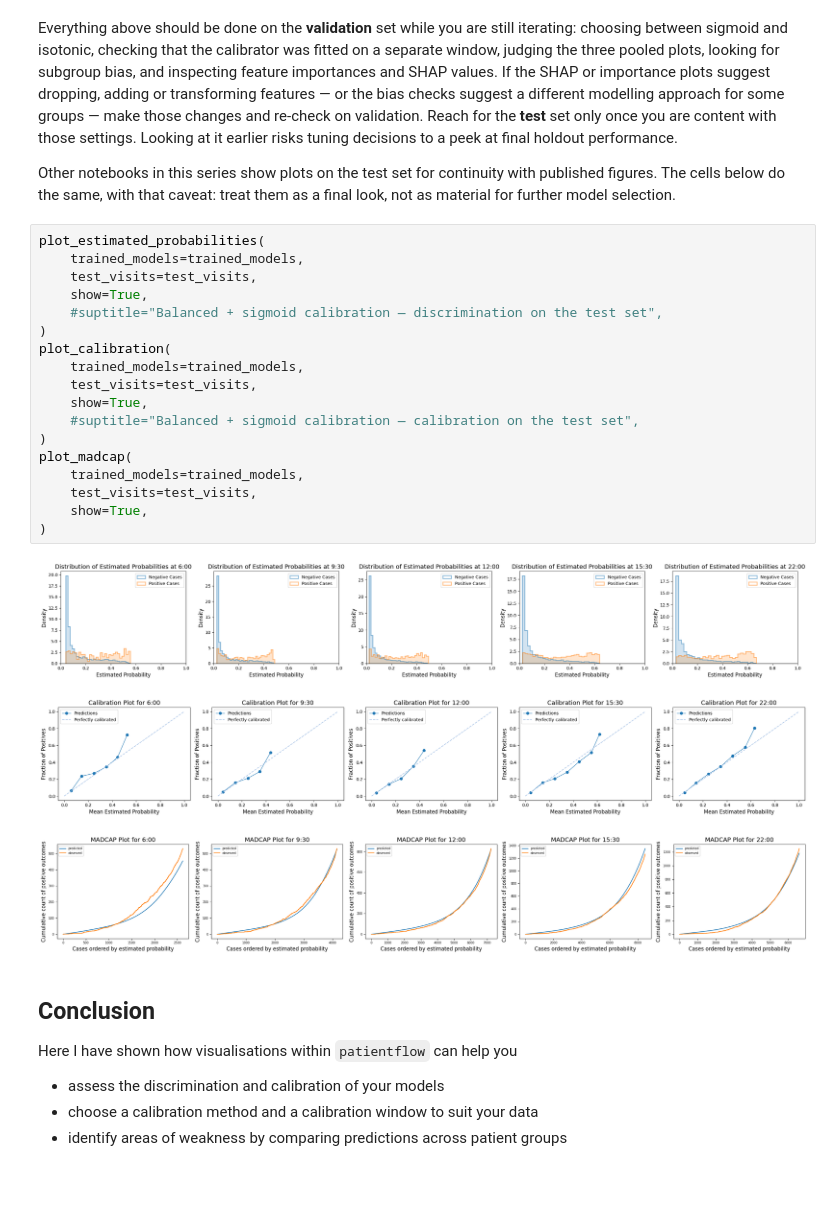
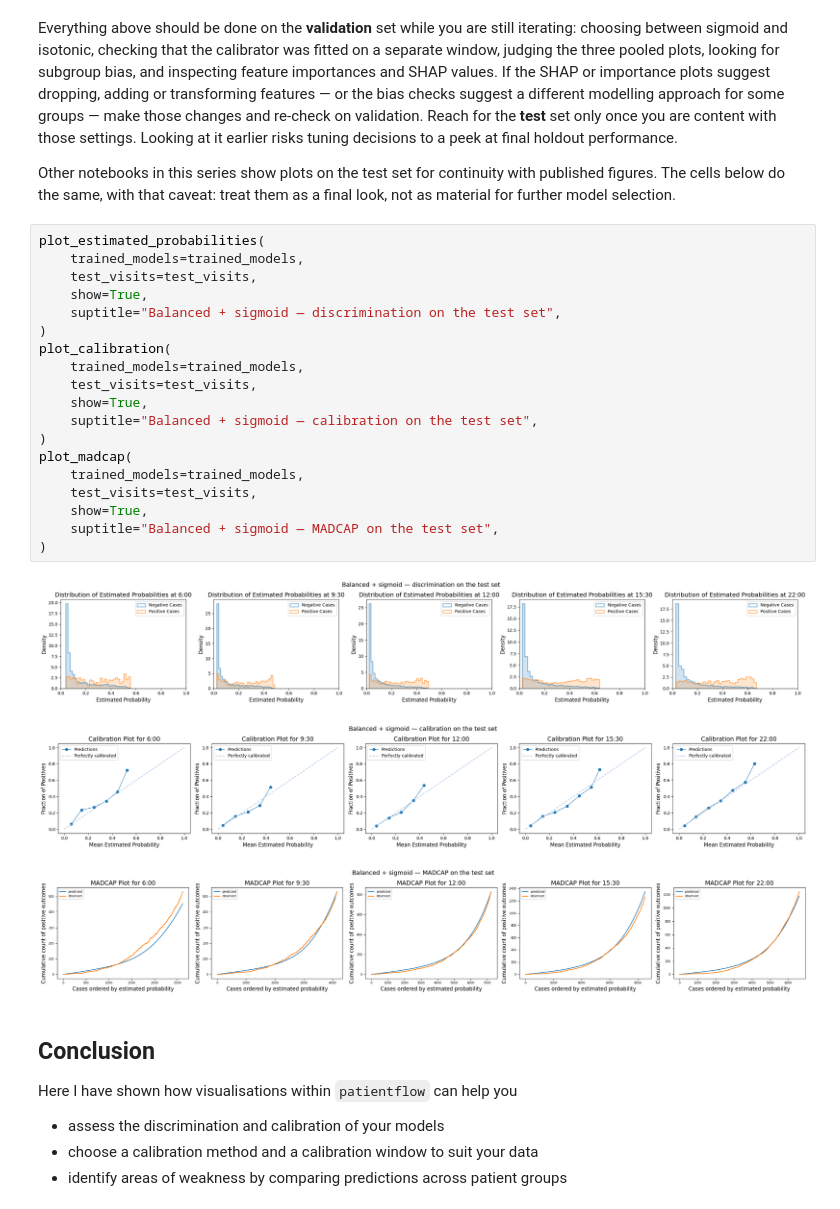
Before and after one commit to UCL-CORU/patientflow, a Jupyter notebook: notebooks/2c_Evaluate_patient_snapshot_models.ipynb, the cells around one changed output. Drawn from its saved outputs; the diff is of its cells as text; blank space fills up the shorter version.

```diff
--- a/notebooks/2c_Evaluate_patient_snapshot_models.ipynb
+++ b/notebooks/2c_Evaluate_patient_snapshot_models.ipynb
@@ -614,25 +615,26 @@ Other notebooks in this series show plots on the test set for continuity with pu
 # %%
 plot_estimated_probabilities(
     trained_models=trained_models,
     test_visits=test_visits,
     show=True,
-    #suptitle="Balanced + sigmoid calibration — discrimination on the test set",
+    suptitle="Balanced + sigmoid — discrimination on the test set",
 )
 plot_calibration(
     trained_models=trained_models,
     test_visits=test_visits,
     show=True,
-    #suptitle="Balanced + sigmoid calibration — calibration on the test set",
+    suptitle="Balanced + sigmoid — calibration on the test set",
 )
 plot_madcap(
     trained_models=trained_models,
     test_visits=test_visits,
     show=True,
+    suptitle="Balanced + sigmoid — MADCAP on the test set",
 )
 # %% [output]
-[figure, old version]
+[figure, new version]
-[figure, old version]
+[figure, new version]
-[figure, old version]
+[figure, new version]
 # %% [markdown]
 ## Conclusion
 
```
Also changed, not shown: parts of 7 cells of this notebook, 22 other files.
